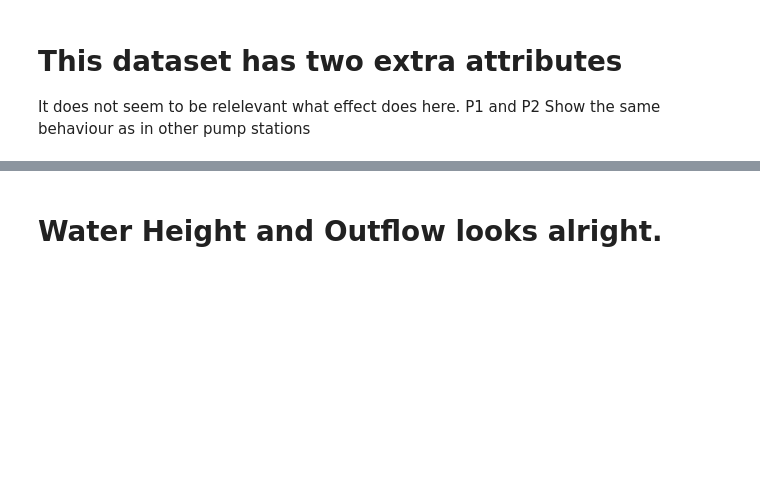
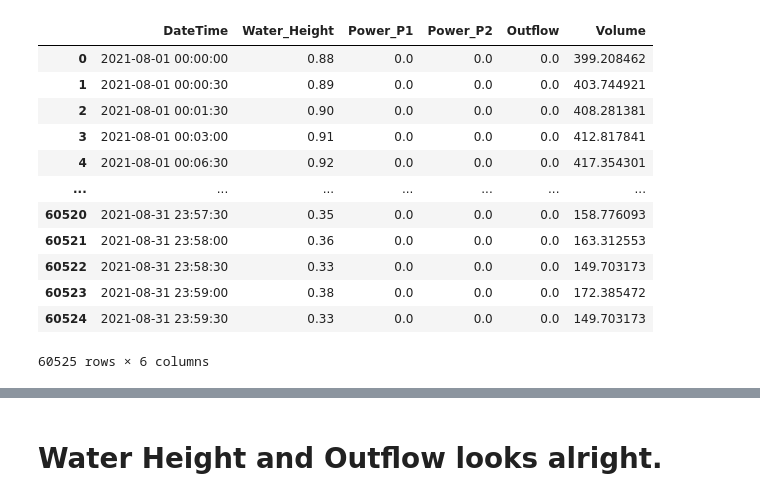
Before and after one commit to wybrenoppedijk/Master-Thesis, a Jupyter notebook: data_analysis/Inspection PS_238.ipynb, the cells around one changed output, grey strips where cells are left out. Saved outputs shown, nothing was run; the diff lists cells and outputs as text; code cells hidden in the pictures; blank space fills up the shorter version.

```diff
--- a/data_analysis/Inspection PS_238.ipynb
+++ b/data_analysis/Inspection PS_238.ipynb
@@ -48,4 +35,16 @@ PST237
-# %% [markdown]
-# This dataset has two extra attributes
-It does not seem to be relelevant what effect does here.
-P1 and P2 Show the same behaviour as in other pump stations
+# %%
+pump
+# %% [output]
+|  | DateTime | Water_Height | Power_P1 | Power_P2 | Outflow | Volume |
+| 0 | 2021-08-01 00:00:00 | 0.88 | 0.0 | 0.0 | 0.0 | 399.208462 |
+| 1 | 2021-08-01 00:00:30 | 0.89 | 0.0 | 0.0 | 0.0 | 403.744921 |
+| 2 | 2021-08-01 00:01:30 | 0.90 | 0.0 | 0.0 | 0.0 | 408.281381 |
+| 3 | 2021-08-01 00:03:00 | 0.91 | 0.0 | 0.0 | 0.0 | 412.817841 |
+| 4 | 2021-08-01 00:06:30 | 0.92 | 0.0 | 0.0 | 0.0 | 417.354301 |
+| ... | ... | ... | ... | ... | ... | ... |
+| 60520 | 2021-08-31 23:57:30 | 0.35 | 0.0 | 0.0 | 0.0 | 158.776093 |
+| 60521 | 2021-08-31 23:58:00 | 0.36 | 0.0 | 0.0 | 0.0 | 163.312553 |
+| 60522 | 2021-08-31 23:58:30 | 0.33 | 0.0 | 0.0 | 0.0 | 149.703173 |
+| 60523 | 2021-08-31 23:59:00 | 0.38 | 0.0 | 0.0 | 0.0 | 172.385472 |
+| 60524 | 2021-08-31 23:59:30 | 0.33 | 0.0 | 0.0 | 0.0 | 149.703173 |
+60525 rows × 6 columns
```
Also changed, not shown: parts of 12 cells of this notebook, 3 other files.
